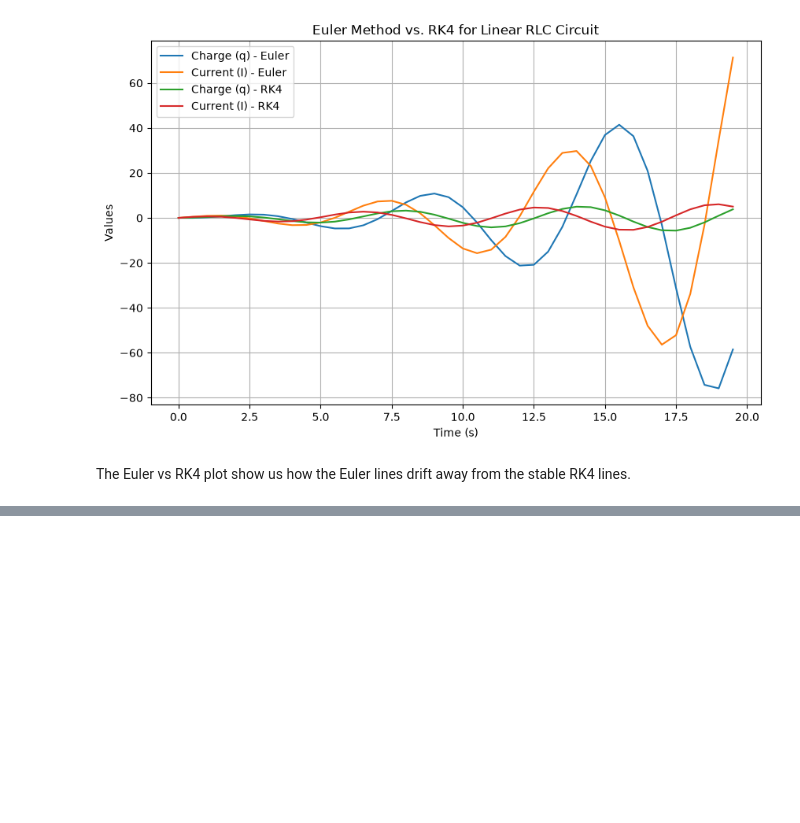
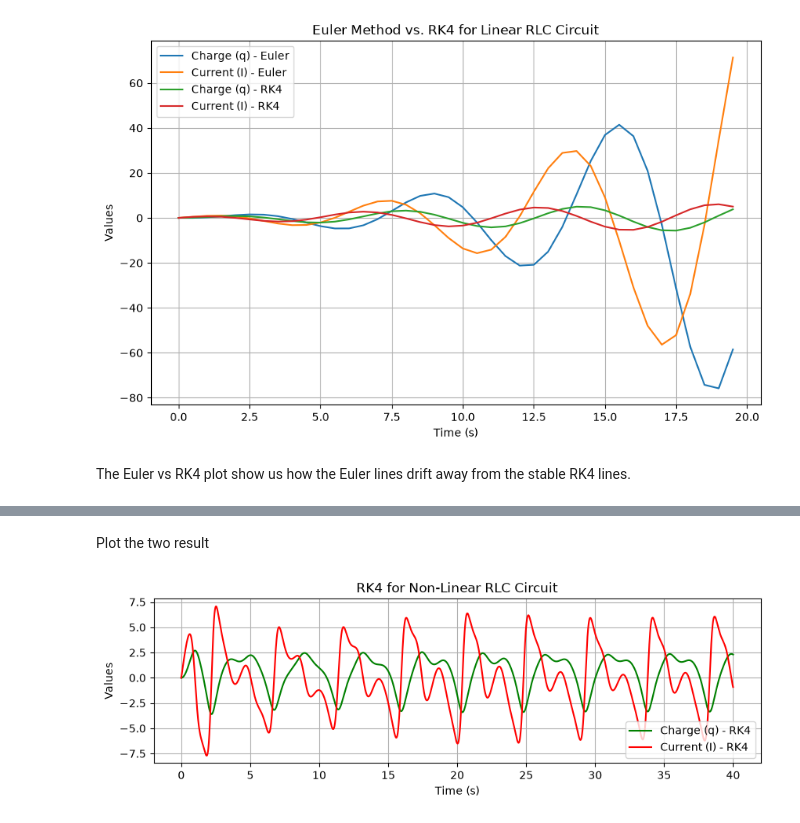
Before and after one commit to nagy-e/Num_alg_practice_final_project, a Jupyter notebook: Final_Project_MAIN.ipynb, the cells around one changed output, grey strips where cells are left out. Saved outputs shown, nothing was run; the diff lists cells and outputs as text; code cells hidden in the pictures; blank space fills up the shorter version.

```diff
--- a/Final_Project_MAIN.ipynb
+++ b/Final_Project_MAIN.ipynb
@@ -153,0 +157,25 @@ The Euler vs RK4 plot show us how the Euler lines drift away from the stable RK4
+# %%
+#new non-linear element instead of linear capacitor => the varactor diode voltage: Vc = a*q + b*q^3
+#new parameters: a&b
+a = 1.0
+b = 1.0
+
+#lets change theo other parameters too
+Vo_non = 10.0
+omega_non = 1.4
+L_non = 1.0
+R_non = 0.2
+
+
+#Time parameters
+t_start = 0.0
+t_end_non = 40.0
+dt_non = 0.001
+
+time_non = np.arange(t_start, t_end_non, dt_non)
+# %%
+def nonlin_RLC_der(t, q, I):
+    V_t = Vo_non * np.cos(omega_non * t)
+    dqdt = I
+    dIdt = (V_t - R_non * I - (a * q + b * q**3)) / L_non
+    return dqdt, dIdt
@@ -153,0 +221,16 @@ The Euler vs RK4 plot show us how the Euler lines drift away from the stable RK4
+# %% [markdown]
+Plot the two result
+# %%
+
+plt.figure(figsize=(10, 6))
+plt.subplot(2, 1, 2)
+plt.plot(time_non, q_RK4, label='Charge (q) - RK4', color='green')
+plt.plot(time_non, I_RK4, label='Current (I) - RK4', color='red')
+plt.xlabel('Time (s)')
+plt.ylabel('Values')
+plt.title('RK4 for Non-Linear RLC Circuit')
+plt.legend()
+plt.grid()
+plt.show()
+# %% [output]
+[figure, added]
```
Also changed, not shown: parts of 7 cells of this notebook.
